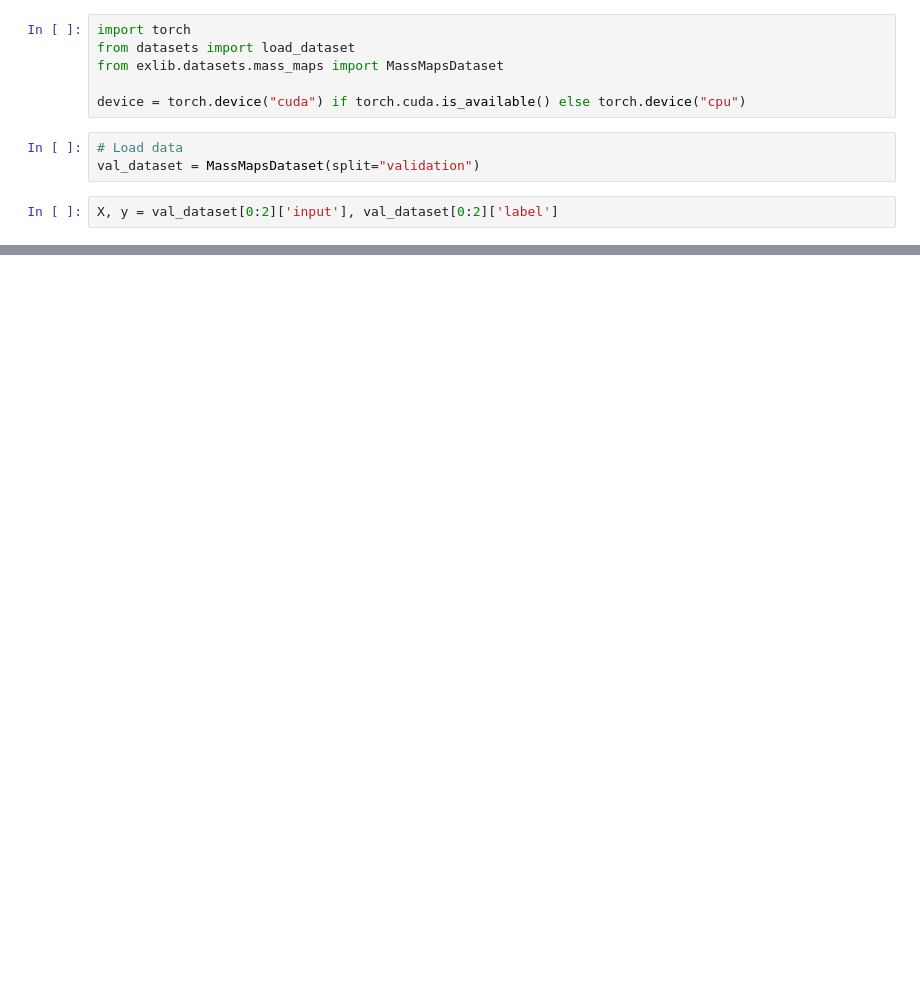
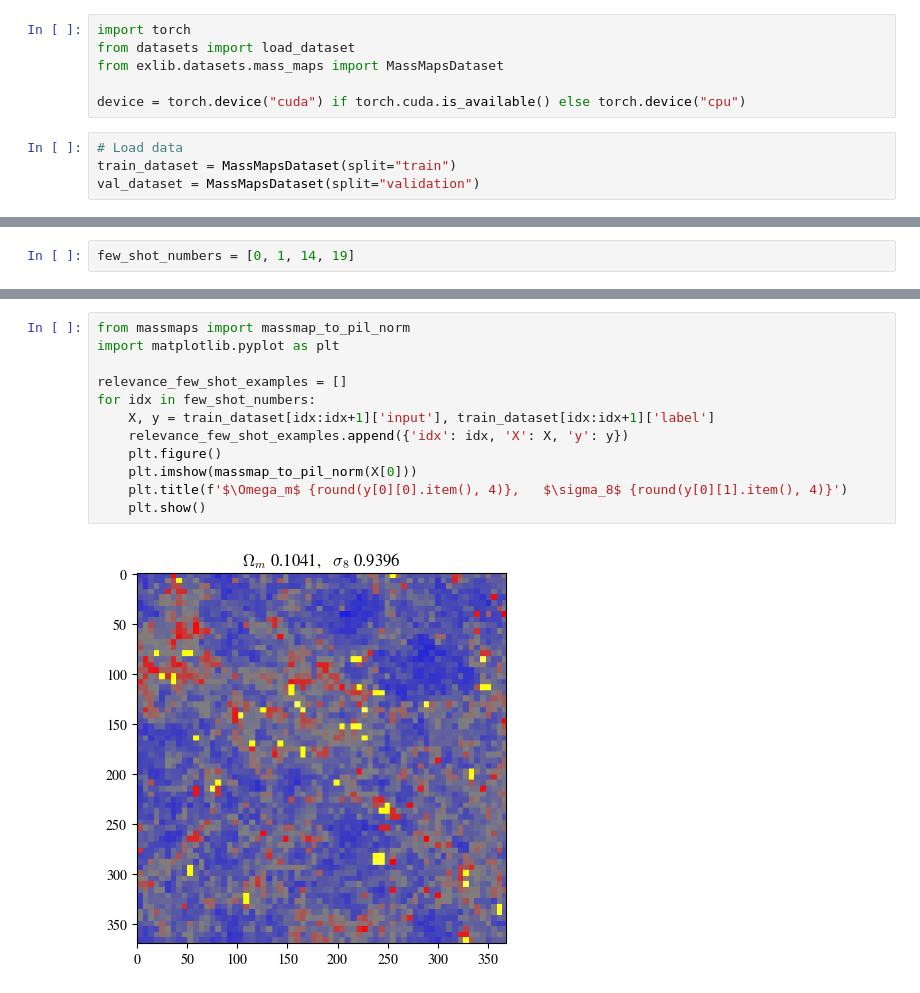
Before and after one commit to BrachioLab/FIX-2, a Jupyter notebook: notebooks/massmaps.ipynb, the cells around one changed output, grey strips where cells are left out. Drawn from its saved outputs; the diff is of its cells as text; blank space fills up the shorter version.

Commit message:
update massmaps for better prompts

```diff
--- a/notebooks/massmaps.ipynb
+++ b/notebooks/massmaps.ipynb
@@ -12,9 +14,8 @@ from exlib.datasets.mass_maps import MassMapsDataset
 device = torch.device("cuda") if torch.cuda.is_available() else torch.device("cpu")
 # %%
 # Load data
+train_dataset = MassMapsDataset(split="train")
 val_dataset = MassMapsDataset(split="validation")
-# %%
-X, y = val_dataset[0:2]['input'], val_dataset[0:2]['label']
 # %%
 import openai
 from getpass import getpass
@@ -91,0 +49,2 @@ alignment_scores
+# %%
+few_shot_numbers = [0, 1, 14, 19]
@@ -91,0 +75,14 @@ alignment_scores
+# %%
+from massmaps import massmap_to_pil_norm
+import matplotlib.pyplot as plt
+
+relevance_few_shot_examples = []
+for idx in few_shot_numbers:
+    X, y = train_dataset[idx:idx+1]['input'], train_dataset[idx:idx+1]['label']
+    relevance_few_shot_examples.append({'idx': idx, 'X': X, 'y': y})
+    plt.figure()
+    plt.imshow(massmap_to_pil_norm(X[0]))
+    plt.title(f'$\Omega_m$ {round(y[0][0].item(), 4)},   $\sigma_8$ {round(y[0][1].item(), 4)}')
+    plt.show()
+# %% [output]
+[figure, added]
```
Also changed, not shown: parts of 26 cells of this notebook, 1 other file.
